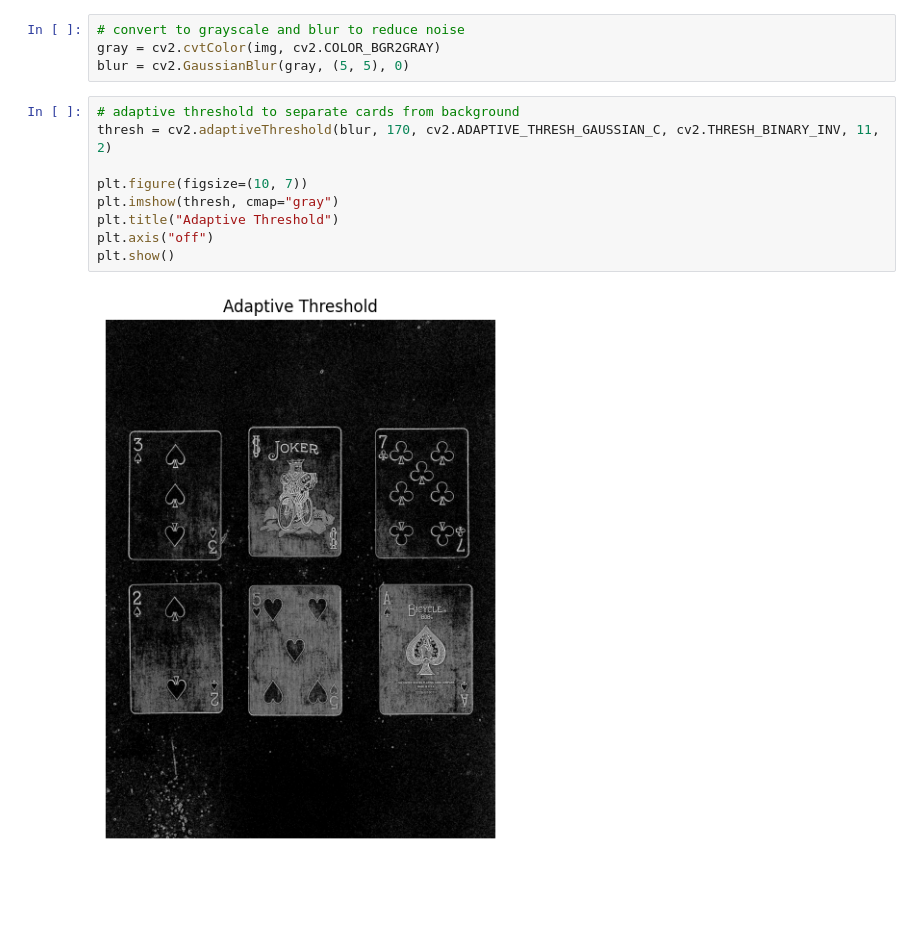
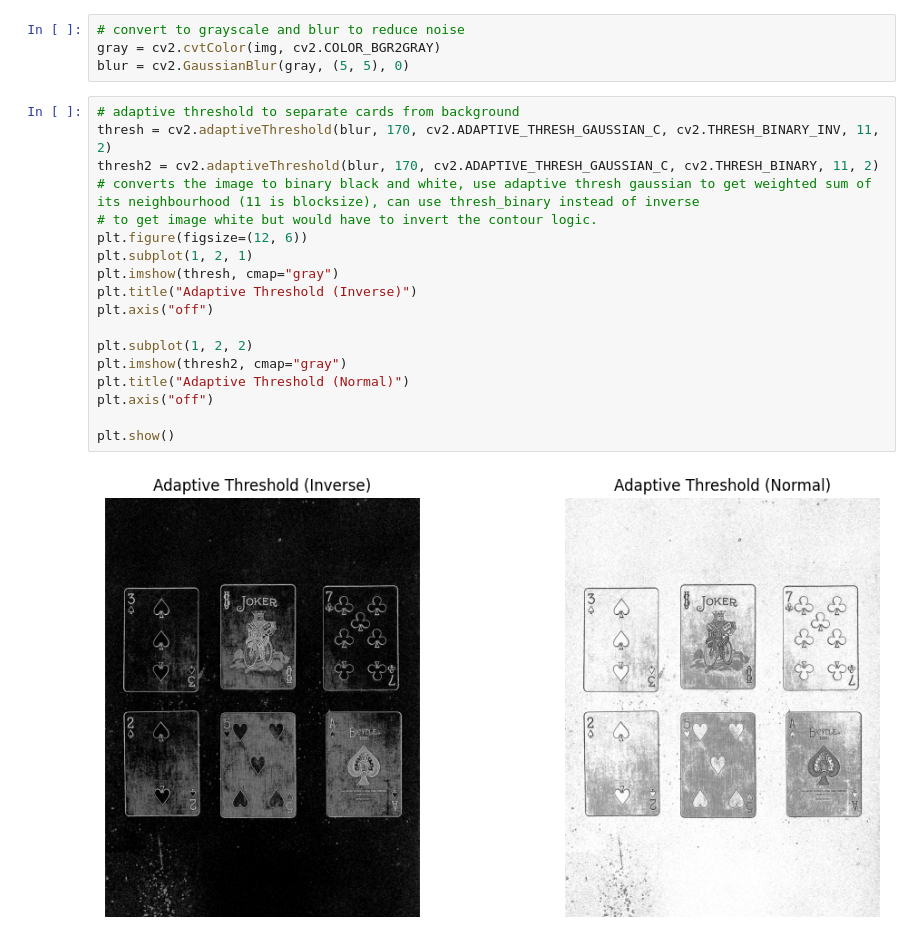
Before and after one commit to Sxres/PlayingCardsDetection, a Jupyter notebook: CardDetector.ipynb, the cells around one changed output. Cells and saved outputs as stored; diff of their text form; blank space fills up the shorter version.

```diff
--- a/CardDetector.ipynb
+++ b/CardDetector.ipynb
@@ -19,12 +19,21 @@ blur = cv2.GaussianBlur(gray, (5, 5), 0)
 # %%
 # adaptive threshold to separate cards from background
 thresh = cv2.adaptiveThreshold(blur, 170, cv2.ADAPTIVE_THRESH_GAUSSIAN_C, cv2.THRESH_BINARY_INV, 11, 2)
+thresh2 = cv2.adaptiveThreshold(blur, 170, cv2.ADAPTIVE_THRESH_GAUSSIAN_C, cv2.THRESH_BINARY, 11, 2)
+# converts the image to binary black and white, use adaptive thresh gaussian to get weighted sum of its neighbourhood (11 is blocksize), can use thresh_binary instead of inverse
+# to get image white but would have to invert the contour logic.
+plt.figure(figsize=(12, 6))
+plt.subplot(1, 2, 1)
+plt.imshow(thresh, cmap="gray")
+plt.title("Adaptive Threshold (Inverse)")
+plt.axis("off")
 
-plt.figure(figsize=(10, 7))
-plt.imshow(thresh, cmap="gray")
-plt.title("Adaptive Threshold")
+plt.subplot(1, 2, 2)
+plt.imshow(thresh2, cmap="gray")
+plt.title("Adaptive Threshold (Normal)")
 plt.axis("off")
+
 plt.show()
 # %% [output]
-[figure, old version]
+[figure, new version]
 # %%
```
Also changed, not shown: parts of 9 cells of this notebook.
